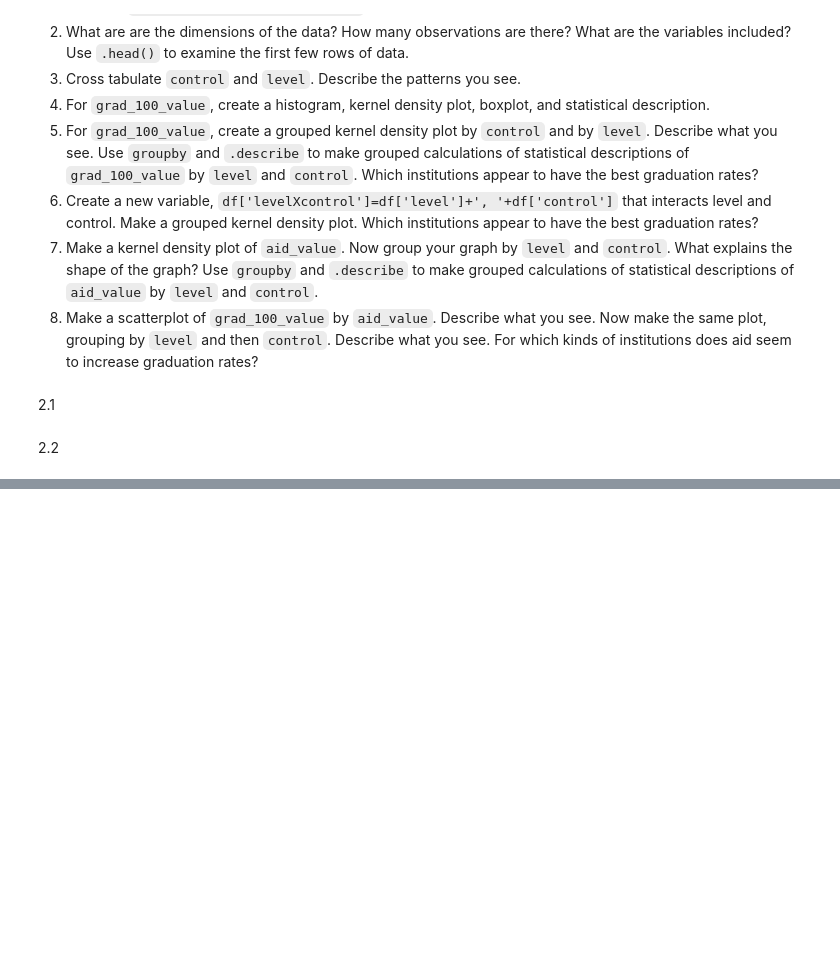
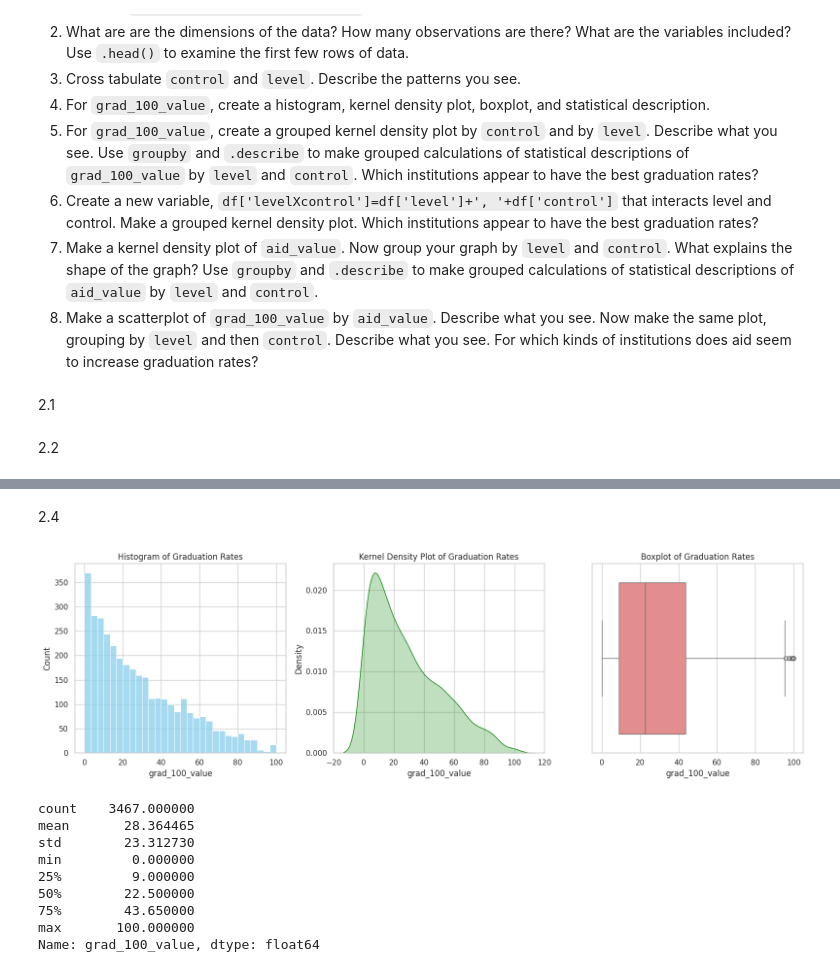
Before and after one commit to amn8ge/visualization_assignment, a Jupyter notebook: assignment.ipynb, the cells around one changed output, grey strips where cells are left out. Cells and saved outputs as stored; diff of their text form; code cells hidden in the pictures; blank space fills up the shorter version.

```diff
--- a/assignment.ipynb
+++ b/assignment.ipynb
@@ -121,0 +141,43 @@ Index(['index', 'unitid', 'chronname', 'city', 'state', 'level', 'control',
+# %% [markdown]
+2.4
+# %%
+# setting up a seaborn style
+sns.set(style="whitegrid")
+
+# setting up a single figure with all of the plots on it
+plt.figure(figsize=(16, 5))
+
+# histogram
+plt.subplot(1, 3, 1) # arranging subplot position
+sns.histplot(college['grad_100_value'].dropna(), kde=False, bins=30, color='skyblue')
+plt.title('Histogram of Graduation Rates')
+plt.xlabel('grad_100_value')
+
+# kde
+plt.subplot(1, 3, 2) # arranging subplot position
+sns.kdeplot(college['grad_100_value'].dropna(), fill=True, color='green')
+plt.title('Kernel Density Plot of Graduation Rates')
+plt.xlabel('grad_100_value')
+
+# boxplot
+plt.subplot(1, 3, 3) # arranging subplot position
+sns.boxplot(x=college['grad_100_value'], color='lightcoral')
+plt.title('Boxplot of Graduation Rates')
+plt.xlabel('grad_100_value')
+
+plt.tight_layout()
+plt.show()
+
+# statistical description
+print(college['grad_100_value'].describe())
+# %% [output]
+[figure, added]
+count    3467.000000
+mean       28.364465
+std        23.312730
+min         0.000000
+25%         9.000000
+50%        22.500000
+75%        43.650000
+max       100.000000
+Name: grad_100_value, dtype: float64
```
Also changed, not shown: parts of 8 cells of this notebook.
